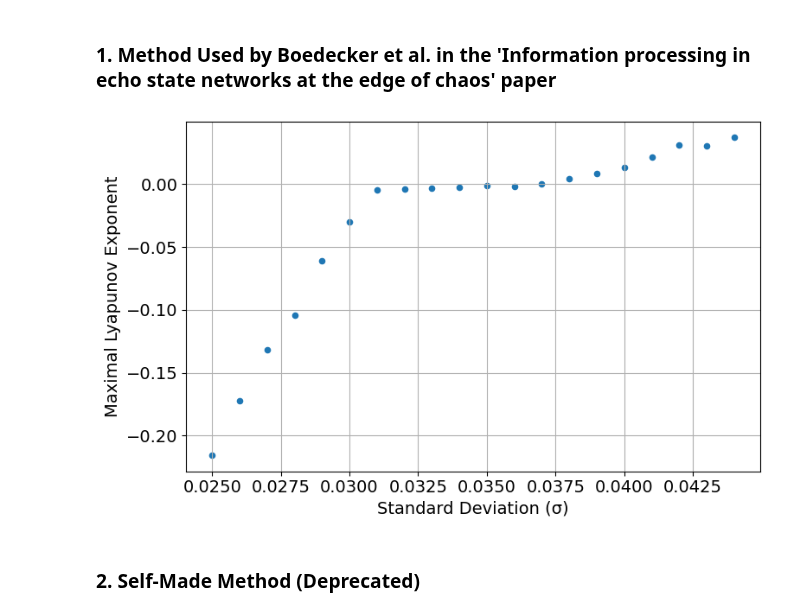
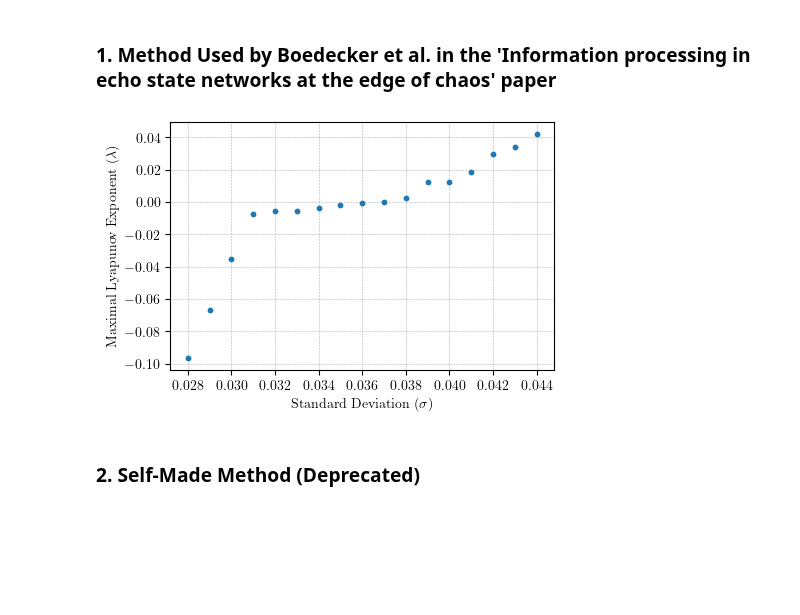
Before and after one commit to winlew/levy-agent-simulation, a Jupyter notebook: studies/dynamical_stability.ipynb, the cells around one changed output. Drawn from its saved outputs; the diff is of its cells as text; code cells hidden in the pictures; blank space fills up the shorter version.

```diff
--- a/studies/dynamical_stability.ipynb
+++ b/studies/dynamical_stability.ipynb
@@ -24,10 +25,10 @@ colors = [plt.cm.tab20c.colors[i] for i in range(0, 20, 2)][:11]
 # %% [markdown]
 ### 1. Method Used by Boedecker et al. in the 'Information processing in echo state networks at the edge of chaos' paper
 # %%
-sigma_range = list(np.arange(0.025, 0.045, 0.001))
+sigma_range = list(np.arange(0.028, 0.045, 0.001))
 time_steps = 1000
-num_reservoirs = 20
-repeats_per_reservoir = 500
+num_reservoirs = 10
+repeats_per_reservoir = 1000
 perturbation_strength = 1e-12
 lyapunov_exponents_means = []
 
@@ -42,10 +43,10 @@ for sigma in tqdm(sigma_range):
         perturbed_reservoir = Reservoir(time_steps=time_steps, standard_deviation=sigma)
         perturbed_reservoir.weight_matrix = baseline_reservoir.weight_matrix.copy()
 
-        for _ in range(repeats_per_reservoir):
+        for i in range(repeats_per_reservoir):
             distances = np.asarray([])
             perturbed_initial_state = baseline_reservoir.burn_in_state_matrix[-1].copy()
-            perturbed_initial_state[np.random.randint(0, baseline_reservoir.num_neurons)] += perturbation_strength
+            perturbed_initial_state[i] += perturbation_strength
             perturbed_reservoir.neuron_state_time_matrix[0] = perturbed_initial_state
             for t in range(1, time_steps):
                 perturbed_reservoir.neuron_state_time_matrix[t] = np.tanh(np.dot(perturbed_reservoir.weight_matrix, perturbed_reservoir.neuron_state_time_matrix[t - 1]))
@@ -55,17 +56,27 @@ for sigma in tqdm(sigma_range):
             lambda_n_values = np.append(lambda_n_values, np.mean(np.log(distances / perturbation_strength)))
 
     lyapunov_exponents_means.append(np.mean(lambda_n_values))
+
+with open(path / 'lyapunov_exponents_means.pkl', 'wb') as f:
+    pickle.dump(lyapunov_exponents_means, f)
 # %%
-plt.rcParams.update({'font.size': 14})
-plt.figure(figsize=(8,5))
-plt.grid()
-plt.scatter(sigma_range, lyapunov_exponents_means, s=20)
-plt.xlabel('Standard Deviation (σ)')
-plt.ylabel(f'Maximal Lyapunov Exponent')
+with open(path / 'lyapunov_exponents_means.pkl', 'rb') as f:
+    lyapunov_exponents_means = pickle.load(f)
+
+plt.rcParams.update({
+    "text.usetex": True,
+    "font.size": 10,
+    "font.family": "serif"
+})
+plt.figure(figsize=(LATEX_TEXTWIDTH, 2*LATEX_TEXTWIDTH/3))
+plt.grid(ls="--", linewidth=0.4)
+plt.scatter(sigma_range, lyapunov_exponents_means, s=10, zorder=5)
+plt.xlabel('Standard Deviation ($\sigma$)')
+plt.ylabel(f'Maximal Lyapunov Exponent ($\lambda$)')
 plt.tight_layout()
-plt.savefig(path / 'lyapunov_exponents_boedecker.pdf', format='pdf')
+plt.savefig(path / 'lyapunov_exponents_boedecker.pdf', format='pdf', bbox_inches='tight')
 # %% [output]
-[figure, old version]
+[figure, new version]
 # %% [markdown]
 ### 2. Self-Made Method (Deprecated)
 # %%
```
Also changed, not shown: parts of 1 cell of this notebook.
